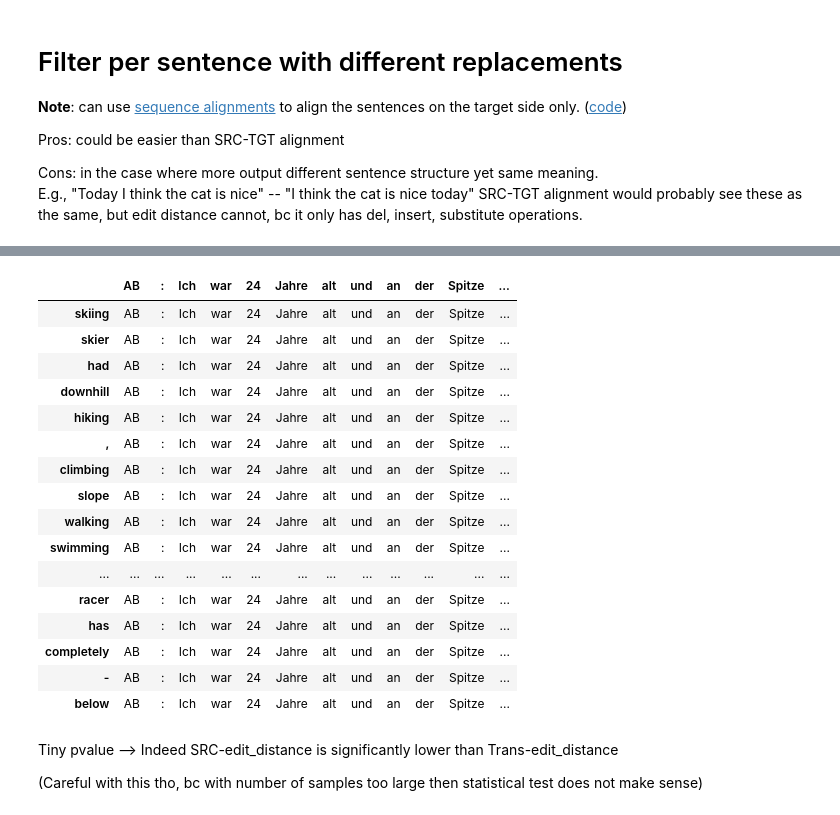
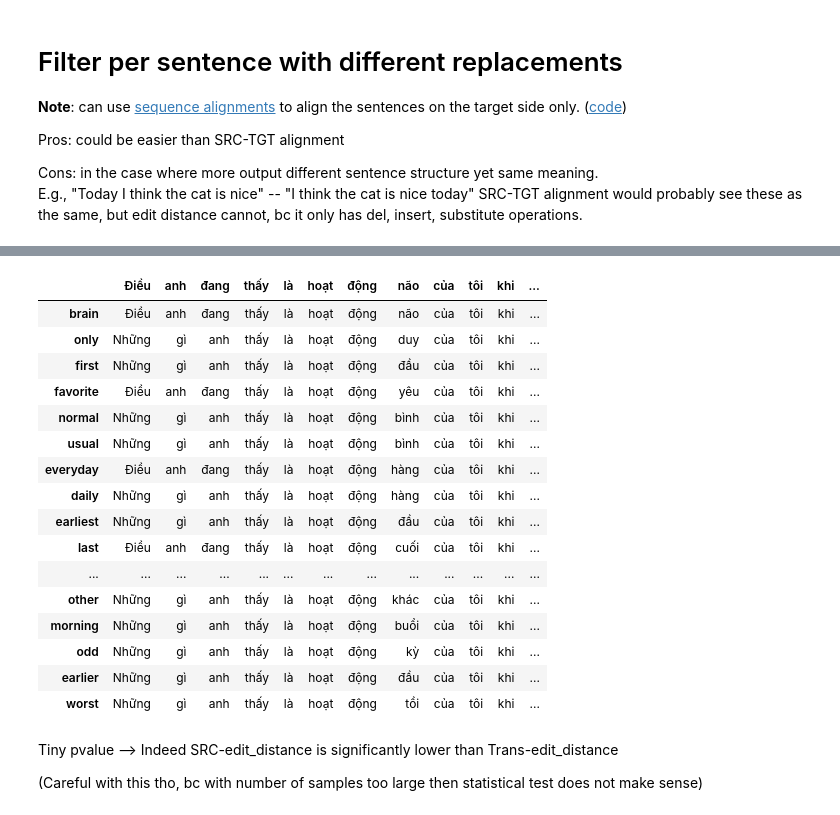
Before and after one commit to TuAnh23/Perturbation-basedQE, a Jupyter notebook: Input perturbation.ipynb, the cells around one changed output, grey strips where cells are left out. Saved outputs shown, nothing was run; the diff lists cells and outputs as text; code cells hidden in the pictures.

```diff
--- a/Input perturbation.ipynb
+++ b/Input perturbation.ipynb
@@ -196,12 +195,8 @@ def highlight_changes(original_tokenized, changed_tokenized, opcodes):
     return original_sentence_highlighted, changed_sentence_highlighted
 
 
-def calculate_change(original, changed):
+def calculate_change(original_tokenized, changed_tokenized):
     # Return the original and changed sentences with the changes highlighted in capital
-
-    original_tokenized = nltk.word_tokenize(original)
-    changed_tokenized = nltk.word_tokenize(changed)
-
     opcodes = SequenceMatcher(None, original_tokenized, changed_tokenized).get_opcodes()
 
     # Convert the opcodes (displayed by word index) to changes in words
@@ -211,7 +206,7 @@ def calculate_change(original, changed):
         if tag != 'equal':
             changes.append((tag, ' '.join(original_tokenized[i1:i2]), ' '.join(changed_tokenized[j1:j2])))
 
-    return original_tokenized, changed_tokenized, opcodes, changes
+    return opcodes, changes
 # %%
 def load_alignment(path_prefix):
     alignment_file_path = f"{path_prefix}_word_alignment.txt"
@@ -415,7 +430,9 @@ def read_output_df(dataset, perturb_type, beam, replacement_strategy, analyse_fe
     return output_df
 # %%
 perturb_type = 'content'
-dataset = f'masked_{perturb_type}_mustSHE'  # 'MuST-SHE-en2fr' 'IWSLT15-en2vi' 'wmt19-newstest2019-en2de'
+dataset = f'masked_{perturb_type}_mustSHE_en2vi'  # 'MuST-SHE-en2fr' 'IWSLT15-en2vi' 'wmt19-newstest2019-en2de'
+src_lang = 'en'
+tgt_lang = 'de'
 beam = 5
 replacement_strategy = 'masking_language_model'
 no_of_replacements = 30
@@ -432,10 +449,10 @@ winoMT = False
 # perturb_type = 'pronoun'
 # no_of_replacements = 1
 
-output = read_output_df(dataset=dataset, perturb_type=perturb_type, beam=beam,
-                        replacement_strategy=replacement_strategy, ignore_case=ignore_case,
+output = read_output_df(dataset=dataset, src_lang=src_lang, tgt_lang=tgt_lang, perturb_type=perturb_type,
+                        beam=beam, replacement_strategy=replacement_strategy, ignore_case=ignore_case,
                         no_of_replacements=no_of_replacements, chunk_max_length=chunk_max_length,
-                        spacy_model=spacy_model, w2v_model=de_model, use_alignment=True,
+                        spacy_model=spacy_model, w2v_model=de_model, use_alignment=False,
                         winoMT=winoMT, analyse_feature=True, two_chunks_analysis=False)
 
 output[output['CATEGORY']=='4F'].head(1)
@@ -995,7 +1014,7 @@ def align_src_tgt_translations(sentence_df):
     original_src = sentence_df['SRC'].values[0]
     original_trans_alignment = sentence_df['original_trans_alignment'].values[0]
 
-    original_src_tokenized = nltk.word_tokenize(original_src)
+    original_src_tokenized = sentence_df['tokenized_SRC'].values[0]
     original_word_index = original_src_tokenized.index(original_word)
     original_src_tokenized[original_word_index] = '[MASK]'
 
@@ -1173,7 +1203,7 @@ import pprint
 pd.set_option('display.max_colwidth', None)
 pd.set_option('display.max_rows', 9999999)
 
-sentence_idx = 'fr-0082'
+sentence_idx = 'fr-0928'
 print(f"Original SRC sentence: \n {output[['SRC', 'SRC_original_idx']].drop_duplicates().set_index('SRC_original_idx').loc[sentence_idx]}")
 print()
 
@@ -1199,5 +1229,5 @@ Name: fr-0082, dtype: object
 # %%
-original_word = 'skiing'
+original_word = 'brain'
 
 
 sentence_df = output[output['SRC_original_idx'] == sentence_idx]
@@ -1230,20 +1257,20 @@ align_translations(sentence_single_perturbed_word_df, align_type="trans-only")
-|  | AB | : | Ich | war | 24 | Jahre | alt | und | an | der | Spitze | ... |
-| skiing | AB | : | Ich | war | 24 | Jahre | alt | und | an | der | Spitze | ... |
-| skier | AB | : | Ich | war | 24 | Jahre | alt | und | an | der | Spitze | ... |
-| had | AB | : | Ich | war | 24 | Jahre | alt | und | an | der | Spitze | ... |
-| downhill | AB | : | Ich | war | 24 | Jahre | alt | und | an | der | Spitze | ... |
-| hiking | AB | : | Ich | war | 24 | Jahre | alt | und | an | der | Spitze | ... |
-| , | AB | : | Ich | war | 24 | Jahre | alt | und | an | der | Spitze | ... |
-| climbing | AB | : | Ich | war | 24 | Jahre | alt | und | an | der | Spitze | ... |
-| slope | AB | : | Ich | war | 24 | Jahre | alt | und | an | der | Spitze | ... |
-| walking | AB | : | Ich | war | 24 | Jahre | alt | und | an | der | Spitze | ... |
-| swimming | AB | : | Ich | war | 24 | Jahre | alt | und | an | der | Spitze | ... |
+|  | Điều | anh | đang | thấy | là | hoạt | động | não | của | tôi | khi | ... |
+| brain | Điều | anh | đang | thấy | là | hoạt | động | não | của | tôi | khi | ... |
+| only | Những | gì | anh | thấy | là | hoạt | động | duy | của | tôi | khi | ... |
+| first | Những | gì | anh | thấy | là | hoạt | động | đầu | của | tôi | khi | ... |
+| favorite | Điều | anh | đang | thấy | là | hoạt | động | yêu | của | tôi | khi | ... |
+| normal | Những | gì | anh | thấy | là | hoạt | động | bình | của | tôi | khi | ... |
+| usual | Những | gì | anh | thấy | là | hoạt | động | bình | của | tôi | khi | ... |
+| everyday | Điều | anh | đang | thấy | là | hoạt | động | hàng | của | tôi | khi | ... |
+| daily | Những | gì | anh | thấy | là | hoạt | động | hàng | của | tôi | khi | ... |
+| earliest | Những | gì | anh | thấy | là | hoạt | động | đầu | của | tôi | khi | ... |
+| last | Điều | anh | đang | thấy | là | hoạt | động | cuối | của | tôi | khi | ... |
 | ... | ... | ... | ... | ... | ... | ... | ... | ... | ... | ... | ... | ... |
-| racer | AB | : | Ich | war | 24 | Jahre | alt | und | an | der | Spitze | ... |
-| has | AB | : | Ich | war | 24 | Jahre | alt | und | an | der | Spitze | ... |
-| completely | AB | : | Ich | war | 24 | Jahre | alt | und | an | der | Spitze | ... |
-| - | AB | : | Ich | war | 24 | Jahre | alt | und | an | der | Spitze | ... |
-| below | AB | : | Ich | war | 24 | Jahre | alt | und | an | der | Spitze | ... |
+| other | Những | gì | anh | thấy | là | hoạt | động | khác | của | tôi | khi | ... |
+| morning | Những | gì | anh | thấy | là | hoạt | động | buổi | của | tôi | khi | ... |
+| odd | Những | gì | anh | thấy | là | hoạt | động | kỳ | của | tôi | khi | ... |
+| earlier | Những | gì | anh | thấy | là | hoạt | động | đầu | của | tôi | khi | ... |
+| worst | Những | gì | anh | thấy | là | hoạt | động | tồi | của | tôi | khi | ... |
 # %%
 # Statistical test to see if SRC_similarity is higher than Trans_similarity
 print(output["Trans-edit_distance"].mean() - output["SRC-edit_distance"].mean())
```
Also changed, not shown: parts of 10 cells of this notebook, 5 other files.
